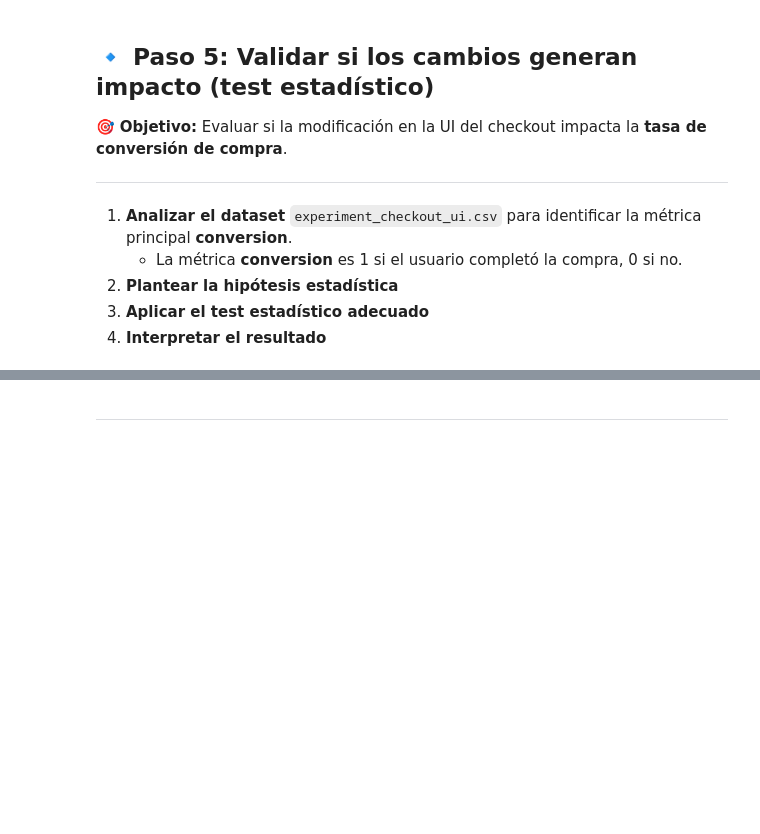
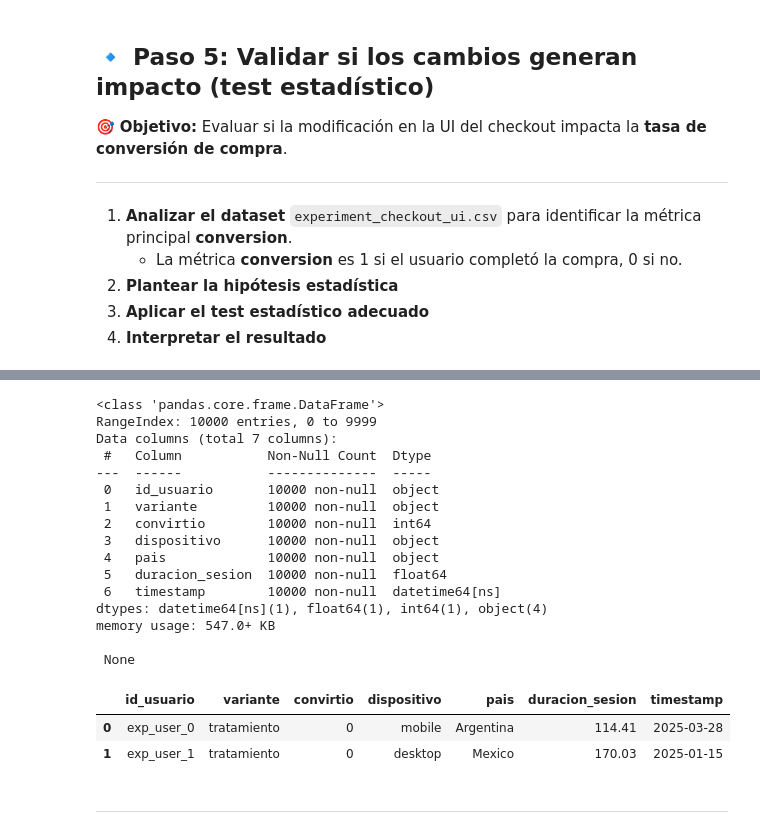
Before and after one commit to FithoGerardo/RappiPlus-Data-cleaning-and-analysis, a Jupyter notebook: notebooks/GerardoOlm-rappiplus_project.ipynb, the cells around one changed output, grey strips where cells are left out. Cells and saved outputs as stored; diff of their text form; code cells hidden in the pictures; blank space fills up the shorter version.

```diff
--- a/notebooks/GerardoOlm-rappiplus_project.ipynb
+++ b/notebooks/GerardoOlm-rappiplus_project.ipynb
@@ -1164,3 +1193,30 @@ emt = pd.read_csv('https://raw.githubusercontent.com/FithoGerardo/RappiPlus-Data
+# %%
+# convertir object a date
+emt['timestamp'] = pd.to_datetime(emt['timestamp'])
+
+for df in [emt]:
+    print("\n", df.info())
+    display(df.head(2))
+# %% [output]
+<class 'pandas.core.frame.DataFrame'>
+RangeIndex: 10000 entries, 0 to 9999
+Data columns (total 7 columns):
+ #   Column           Non-Null Count  Dtype
+---  ------           --------------  -----
+ 0   id_usuario       10000 non-null  object
+ 1   variante         10000 non-null  object
+ 2   convirtio        10000 non-null  int64
+ 3   dispositivo      10000 non-null  object
+ 4   pais             10000 non-null  object
+ 5   duracion_sesion  10000 non-null  float64
+ 6   timestamp        10000 non-null  datetime64[ns]
+dtypes: datetime64[ns](1), float64(1), int64(1), object(4)
+memory usage: 547.0+ KB
+
+ None
+|  | id_usuario | variante | convirtio | dispositivo | pais | duracion_sesion | timestamp |
+| 0 | exp_user_0 | tratamiento | 0 | mobile | Argentina | 114.41 | 2025-03-28 |
+| 1 | exp_user_1 | tratamiento | 0 | desktop | Mexico | 170.03 | 2025-01-15 |
 # %% [markdown]
 ---
 # %% [markdown]
```
Also changed, not shown: parts of 6 cells of this notebook.
